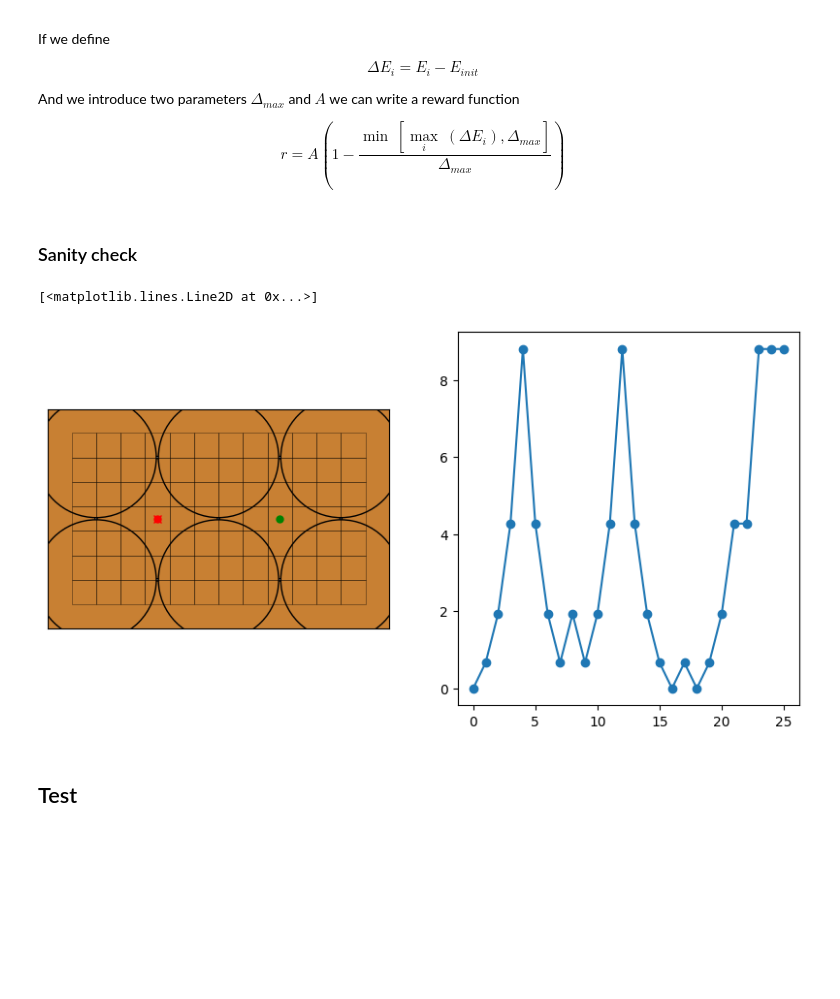
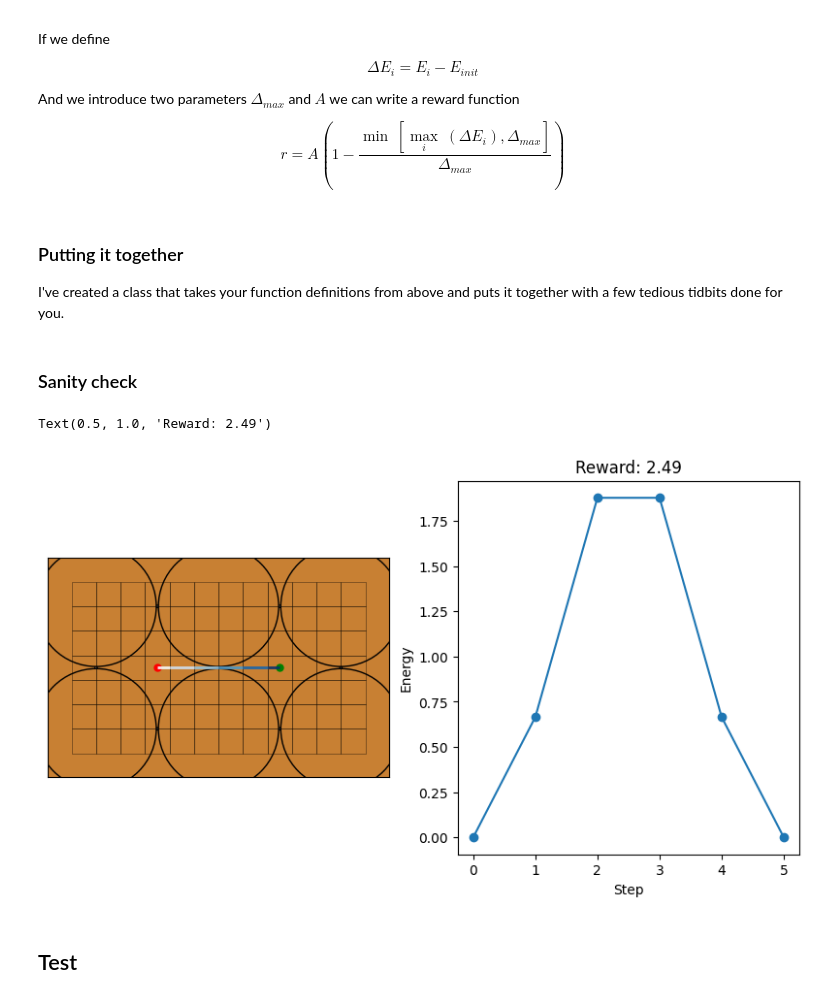
Before and after one commit to Mads-PeterVC/rlmep, a Jupyter notebook: exercises/exercise_2_mep_env.ipynb, the cells around one changed output. Drawn from its saved outputs; the diff is of its cells as text; code cells hidden in the pictures; blank space fills up the shorter version.

```diff
--- a/exercises/exercise_2_mep_env.ipynb
+++ b/exercises/exercise_2_mep_env.ipynb
@@ -147,3 +175,8 @@ def reward_function(energy_trajectory: list[float], A: float, delta_max: float)
     # Your code here
     reward = None
     return reward
+# %% [markdown]
+### Putting it together
+
+I've created a class that takes your function definitions from above and puts it together
+with a few tedious tidbits done for you.
@@ -150,36 +215,39 @@ def reward_function(energy_trajectory: list[float], A: float, delta_max: float)
 # %% [markdown]
 ### Sanity check
 # %%
-from rlmep.exercise_2.discrete_mep import get_diffusion_env
+action_trajectory = [1, 1, 1, 2, 2, 2, 2, 2, 2, 0, 3, 3, 3, 3, 3, 3, 3, 3, 0, 2, 2, 2, 2, 2, 2, 2] # Use to make a specific action trajectory
 
-env = get_diffusion_env(
-    grid_spacing=0.5, grid_size=(12, 7), barrier_max=2.5, grid_shift=(-3, -3)
-)
-env.reset()
 
-for step in range(25):
-    action = env.action_space.sample() # Random action
+state, info = env.reset()
+states = [state]
+
+
+for step in range(50):
+    # action = env.action_space.sample()  # Random action
+    action = 0 # Always move right
+    # action = action_trajectory.pop(0) if action_trajectory else env.action_space.sample()  # Use predefined actions or random
+
     state, reward, terminal, truncated, info = env.step(action)
+
+    states.append(state)
+
     if terminal or truncated:
         break
 
-history = env.history
 
 fig, ax = plt.subplots(1, 2, figsize=(10, 5))
 
 env.reset()
-env.visualize(ax=ax[0], dx=0.5, dy=0.5, plot_moving=False)
-ax[1].plot(history, "-o", label="Energy")
+env.visualize(ax=ax[0], dx=0.5, dy=0.5, plot_moving=False, state_history=states)
 
-ax[0].plot(
-    env.initial_config.positions[env.moving_atom, 0],
-    env.initial_config.positions[env.moving_atom, 1],
-    "rx",
-    label="Initial position",
-)
+
+ax[1].plot(info['history'], "-o", label="Energy")
+ax[1].set_xlabel("Step")
+ax[1].set_ylabel("Energy")
+ax[1].set_title(f"Reward: {reward:0.2f}", )
 # %% [output]
-[<matplotlib.lines.Line2D at 0x...>]
+Text(0.5, 1.0, 'Reward: 2.49')
-[figure, old version]
+[figure, new version]
 # %% [markdown]
 ## Test
 # %%
```
Also changed, not shown: parts of 12 cells of this notebook, 8 other files.
